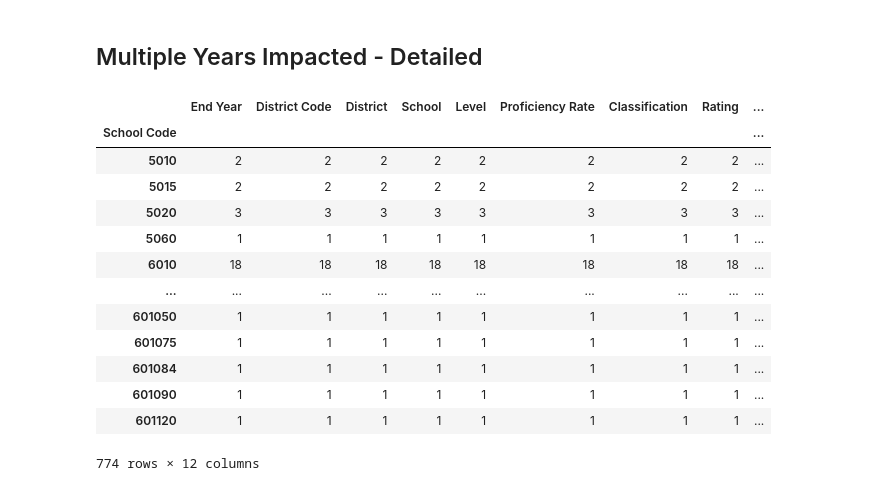
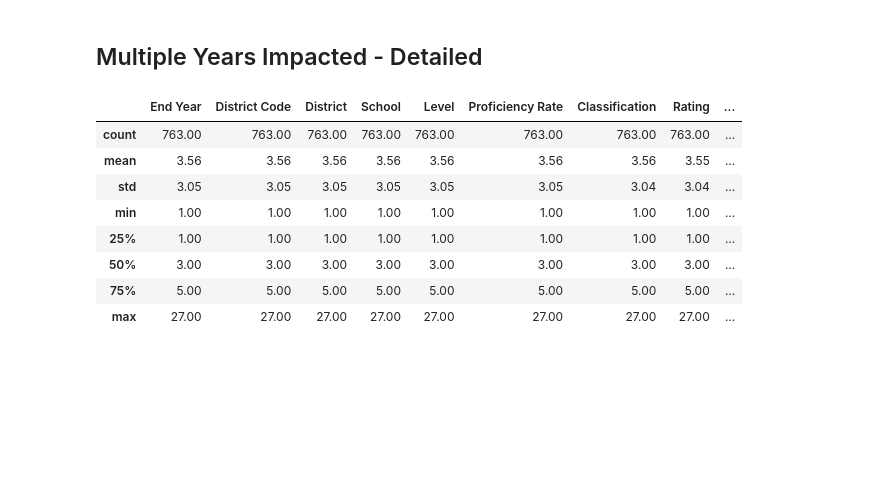
Before and after one commit to rosehelfrich/kyPublicSchools, a Jupyter notebook: Predict_Classification,_and_Highly_Impacted_Schools.ipynb, the cells around one changed output. Drawn from its saved outputs; the diff is of its cells as text; code cells hidden in the pictures; blank space fills up the shorter version.

Commit message:
Updated preprocessed_df

```diff
--- a/Predict_Classification,_and_Highly_Impacted_Schools.ipynb
+++ b/Predict_Classification,_and_Highly_Impacted_Schools.ipynb
@@ -22,17 +22,20 @@ pd.options.display.float_format = '{:,.2f}'.format
 # %% [markdown]
 # KY df - load and clean
 # %%
-# Load dfs
+# Load the data frames
 df_scores = pd.read_csv('/content/drive/MyDrive/Colab Data/KY EPSB/All Years/df_scores.csv')
-ky_spending_df = pd.read_csv('/content/drive/MyDrive/Colab Data/KY EPSB/All Years/published_ky_df_all.csv')
+ky_spending_df = pd.read_csv('/content/drive/MyDrive/Colab Data/KY EPSB/All Years/preprocessed_df.csv')
+
+# Select only the necessary columns from ky_spending_df
 ky_spending_df = ky_spending_df.loc[:,['End Year', 'School Code', 'Level', 'Reported Spending per student', 'Money Difference per school',
        'Money Difference per student', 'Estimated Spending per student']]
 
-# Duplicate classification columns
+# Create a new column 'Rating' in df_scores
 df_scores['Rating'] = df_scores['Classification']
 
-# Reorder columns
-reordered_columns = ['End Year', 'District Code', 'District', 'School Code', 'School', 'Level', 'Proficiency Rate', 'Classification', 'Rating']
+# Reorder the columns of df_scores
+reordered_columns = ['End Year', 'District Code', 'District', 'School Code', 'School', 'Level',
+                     'Proficiency Rate', 'Classification', 'Rating']
 df_scores = df_scores[reordered_columns]
 # %%
 # Merge into one df
@@ -859,6 +877,10 @@ published_ky_df.describe()
 
 select_percent = 5
 selected_percentile = (100 - select_percent) / 100
+
+# Current parameters make this set to the top and bottom 5%.
+
+highly_impacted_schools = select_heavily_impacted_schools(published_ky_df, selected_percentile)
 # %%
 published_ky_df[published_ky_df['End Year']==2018].quantile(q=selected_percentile)
 # %% [output]
@@ -872,24 +894,2 @@ Money Difference per student         292.00
 Estimated Spending per student    21,529.00
 Name: 0.95, dtype: float64
-# %%
-# Creates / Resets df
-highly_impacted_schools = published_ky_df.iloc[0:0,:]
-
-# Append highest/lowest pctl to df based on the year
-for i in published_ky_df.index:
-  year = published_ky_df['End Year'][i]
-  highest_pctl = published_ky_df[published_ky_df['End Year']==year].quantile(q=selected_percentile)
-  lowest_pctl = published_ky_df[published_ky_df['End Year']==year].quantile(q=(1-selected_percentile))
-
-  if published_ky_df['Money Difference per school'][i] > highest_pctl['Money Difference per school'] or published_ky_df['Money Difference per school'][i] < lowest_pctl['Money Difference per school']:
-    highly_impacted_schools = highly_impacted_schools.append(published_ky_df.loc[i,])
-  elif published_ky_df['Estimated Spending per student'][i] > highest_pctl['Estimated Spending per student'] or published_ky_df['Estimated Spending per student'][i] < lowest_pctl['Estimated Spending per student']:
-    highly_impacted_schools = highly_impacted_schools.append(published_ky_df.loc[i,])
-  elif published_ky_df['Proficiency Rate'][i] > highest_pctl['Proficiency Rate'] or published_ky_df['Proficiency Rate'][i] < lowest_pctl['Proficiency Rate']:
-    highly_impacted_schools = highly_impacted_schools.append(published_ky_df.loc[i,])
-
-# Drop duplicated rows
-highly_impacted_schools.drop_duplicates(inplace=True)
-
-# Reset index
-highly_impacted_schools.reset_index(drop=True, inplace=True)
@@ -946,19 +978,14 @@ highly_impacted_schools.sort_values(by=['Money Difference per school'], inplace=
 # %%
 id_freq_schools = highly_impacted_schools.groupby('School Code').count()
 # %%
-id_freq_schools
+id_freq_schools.describe()
 # %% [output]
 |  | End Year | District Code | District | School | Level | Proficiency Rate | Classification | Rating | ... |
-| School Code |  |  |  |  |  |  |  |  | ... |
-| 5010 | 2 | 2 | 2 | 2 | 2 | 2 | 2 | 2 | ... |
-| 5015 | 2 | 2 | 2 | 2 | 2 | 2 | 2 | 2 | ... |
-| 5020 | 3 | 3 | 3 | 3 | 3 | 3 | 3 | 3 | ... |
-| 5060 | 1 | 1 | 1 | 1 | 1 | 1 | 1 | 1 | ... |
-| 6010 | 18 | 18 | 18 | 18 | 18 | 18 | 18 | 18 | ... |
-| ... | ... | ... | ... | ... | ... | ... | ... | ... | ... |
-| 601050 | 1 | 1 | 1 | 1 | 1 | 1 | 1 | 1 | ... |
-| 601075 | 1 | 1 | 1 | 1 | 1 | 1 | 1 | 1 | ... |
-| 601084 | 1 | 1 | 1 | 1 | 1 | 1 | 1 | 1 | ... |
-| 601090 | 1 | 1 | 1 | 1 | 1 | 1 | 1 | 1 | ... |
-| 601120 | 1 | 1 | 1 | 1 | 1 | 1 | 1 | 1 | ... |
+| count | 763.00 | 763.00 | 763.00 | 763.00 | 763.00 | 763.00 | 763.00 | 763.00 | ... |
+| mean | 3.56 | 3.56 | 3.56 | 3.56 | 3.56 | 3.56 | 3.56 | 3.55 | ... |
+| std | 3.05 | 3.05 | 3.05 | 3.05 | 3.05 | 3.05 | 3.04 | 3.04 | ... |
+| min | 1.00 | 1.00 | 1.00 | 1.00 | 1.00 | 1.00 | 1.00 | 1.00 | ... |
+| 25% | 1.00 | 1.00 | 1.00 | 1.00 | 1.00 | 1.00 | 1.00 | 1.00 | ... |
+| 50% | 3.00 | 3.00 | 3.00 | 3.00 | 3.00 | 3.00 | 3.00 | 3.00 | ... |
+| 75% | 5.00 | 5.00 | 5.00 | 5.00 | 5.00 | 5.00 | 5.00 | 5.00 | ... |
+| max | 27.00 | 27.00 | 27.00 | 27.00 | 27.00 | 27.00 | 27.00 | 27.00 | ... |
-774 rows × 12 columns
```
Also changed, not shown: parts of 53 cells of this notebook.
